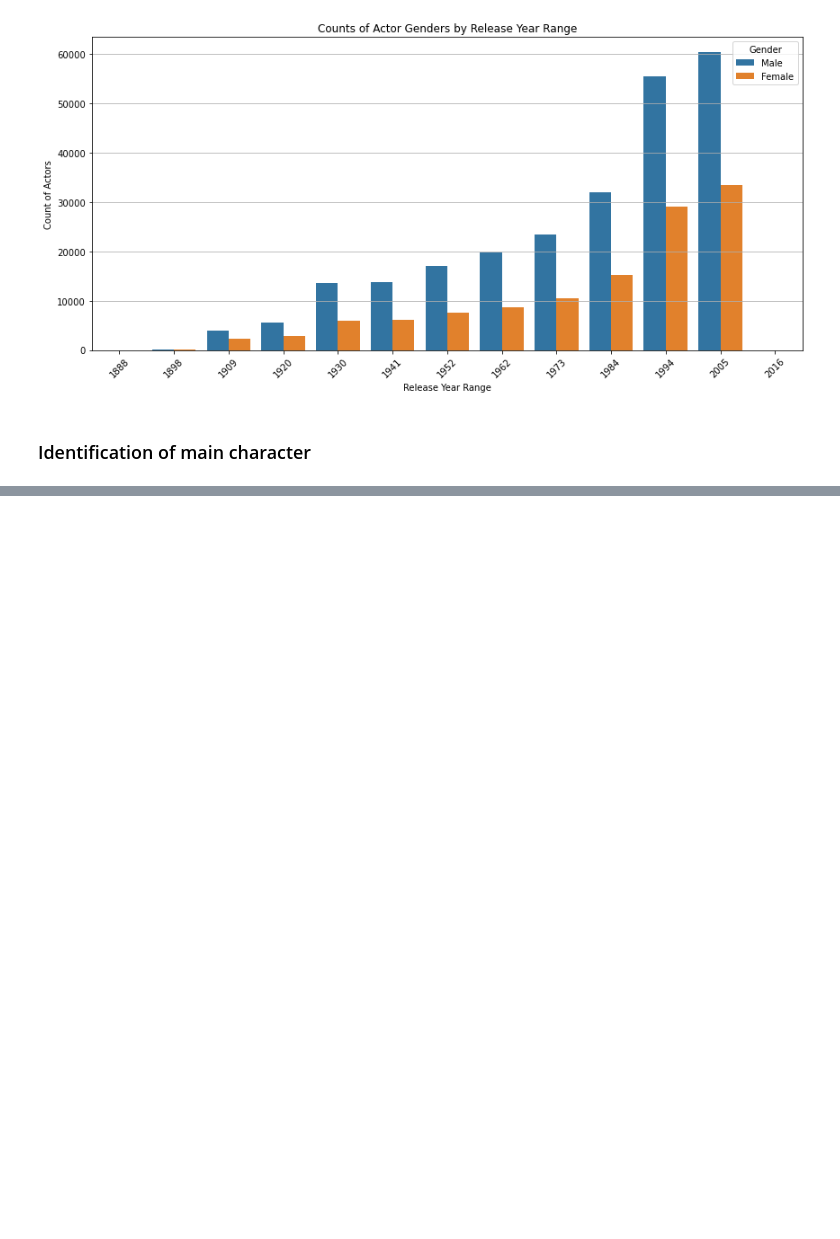
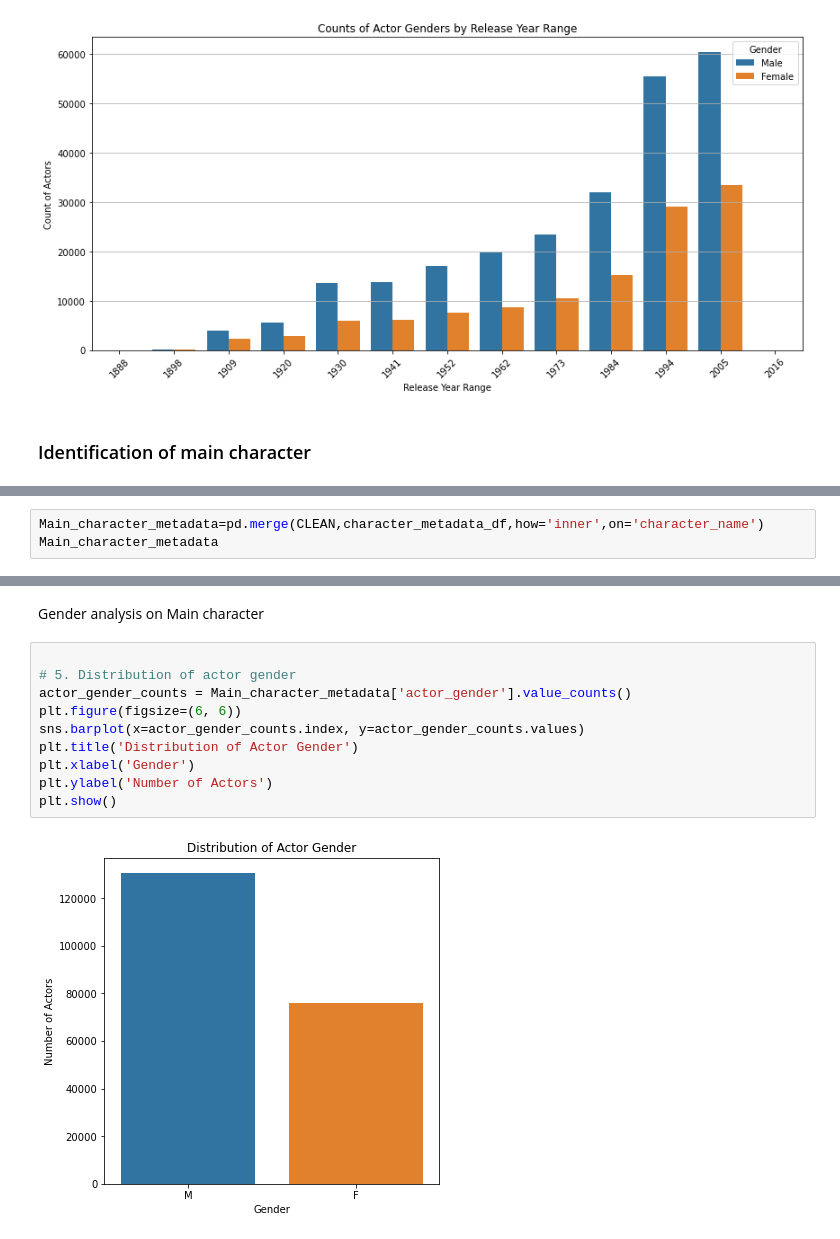
Before and after one commit to epfl-ada/ada-2024-project-skibidata, a Jupyter notebook: CMU_Starting.ipynb, the cells around one changed output, grey strips where cells are left out. Drawn from its saved outputs; the diff is of its cells as text; blank space fills up the shorter version.

```diff
--- a/CMU_Starting.ipynb
+++ b/CMU_Starting.ipynb
@@ -1424,2 +1456,4 @@ character_metadata_df
 # %%
+Main_character_metadata=pd.merge(CLEAN,character_metadata_df,how='inner',on='character_name')
+Main_character_metadata
 # %% [output]
@@ -1426,0 +1473,14 @@ KeyError: 'wikipedia_movie_id'
+# %% [markdown]
+Gender analysis on Main character
+# %%
+
+# 5. Distribution of actor gender
+actor_gender_counts = Main_character_metadata['actor_gender'].value_counts()
+plt.figure(figsize=(6, 6))
+sns.barplot(x=actor_gender_counts.index, y=actor_gender_counts.values)
+plt.title('Distribution of Actor Gender')
+plt.xlabel('Gender')
+plt.ylabel('Number of Actors')
+plt.show()
+# %% [output]
+[figure, added]
```
Also changed, not shown: parts of 8 cells of this notebook.
